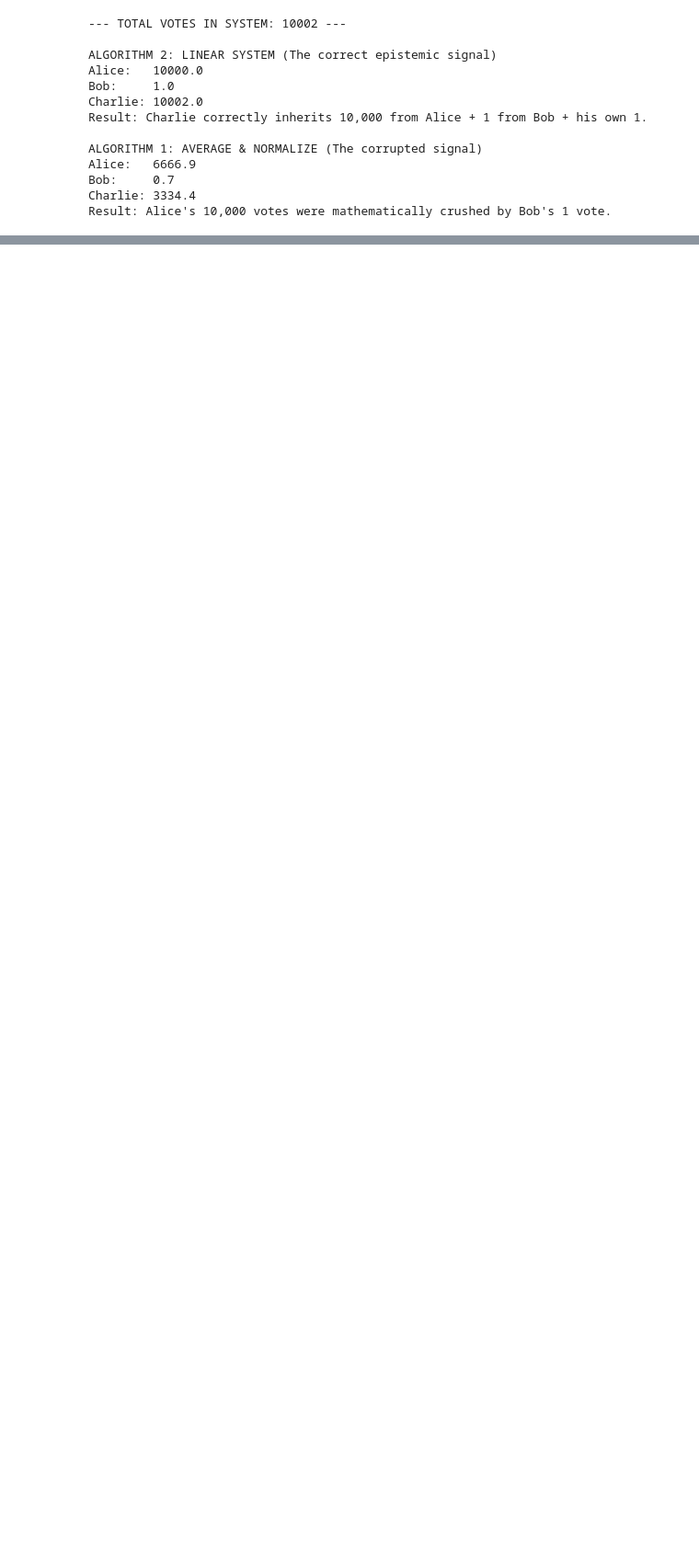
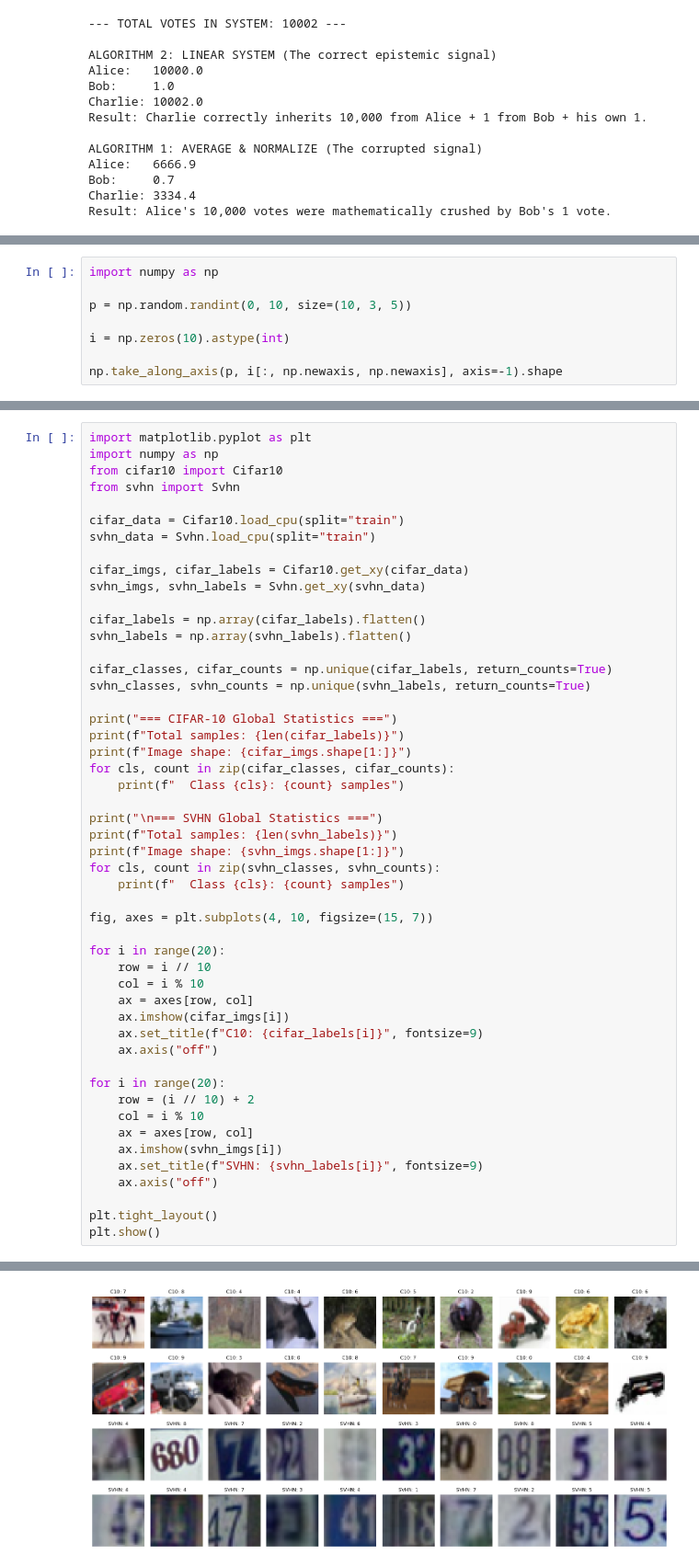
Before and after one commit to viktorvesely/liquid, a Jupyter notebook: liquid_jax/check.ipynb, the cells around one changed output, grey strips where cells are left out. Shown at 92% size. Cells and saved outputs as stored; diff of their text form; blank space fills up the shorter version.

```diff
--- a/liquid_jax/check.ipynb
+++ b/liquid_jax/check.ipynb
@@ -222,0 +242,8 @@ Result: Alice's 10,000 votes were mathematically crushed by Bob's 1 vote.
+# %%
+import numpy as np
+
+p = np.random.randint(0, 10, size=(10, 3, 5))
+
+i = np.zeros(10).astype(int)
+
+np.take_along_axis(p, i[:, np.newaxis, np.newaxis], axis=-1).shape
@@ -222,0 +354,51 @@ Result: Alice's 10,000 votes were mathematically crushed by Bob's 1 vote.
+# %%
+import matplotlib.pyplot as plt
+import numpy as np
+from cifar10 import Cifar10
+from svhn import Svhn
+
+cifar_data = Cifar10.load_cpu(split="train")
+svhn_data = Svhn.load_cpu(split="train")
+
+cifar_imgs, cifar_labels = Cifar10.get_xy(cifar_data)
+svhn_imgs, svhn_labels = Svhn.get_xy(svhn_data)
+
+cifar_labels = np.array(cifar_labels).flatten()
+svhn_labels = np.array(svhn_labels).flatten()
+
+cifar_classes, cifar_counts = np.unique(cifar_labels, return_counts=True)
+svhn_classes, svhn_counts = np.unique(svhn_labels, return_counts=True)
+
+print("=== CIFAR-10 Global Statistics ===")
+print(f"Total samples: {len(cifar_labels)}")
+print(f"Image shape: {cifar_imgs.shape[1:]}")
+for cls, count in zip(cifar_classes, cifar_counts):
+    print(f"  Class {cls}: {count} samples")
+
+print("\n=== SVHN Global Statistics ===")
+print(f"Total samples: {len(svhn_labels)}")
+print(f"Image shape: {svhn_imgs.shape[1:]}")
+for cls, count in zip(svhn_classes, svhn_counts):
+    print(f"  Class {cls}: {count} samples")
+
+fig, axes = plt.subplots(4, 10, figsize=(15, 7))
+
+for i in range(20):
+    row = i // 10
+    col = i % 10
+    ax = axes[row, col]
+    ax.imshow(cifar_imgs[i])
+    ax.set_title(f"C10: {cifar_labels[i]}", fontsize=9)
+    ax.axis("off")
+
+for i in range(20):
+    row = (i // 10) + 2
+    col = i % 10
+    ax = axes[row, col]
+    ax.imshow(svhn_imgs[i])
+    ax.set_title(f"SVHN: {svhn_labels[i]}", fontsize=9)
+    ax.axis("off")
+
+plt.tight_layout()
+plt.show()
+# %% [output]
@@ -222,0 +422 @@ Result: Alice's 10,000 votes were mathematically crushed by Bob's 1 vote.
+[figure, added]
```
Also changed, not shown: parts of 6 cells of this notebook, 8 other files.
